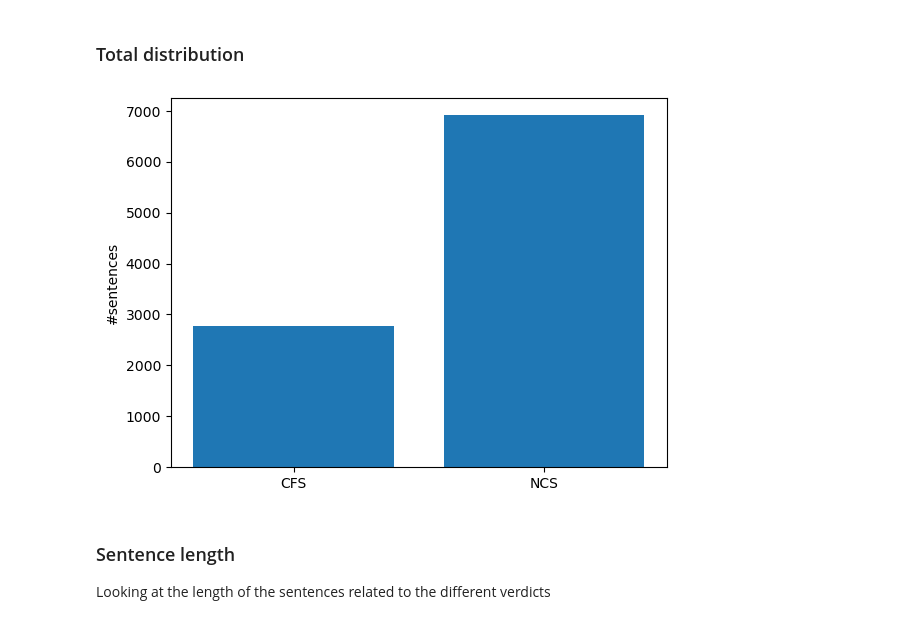
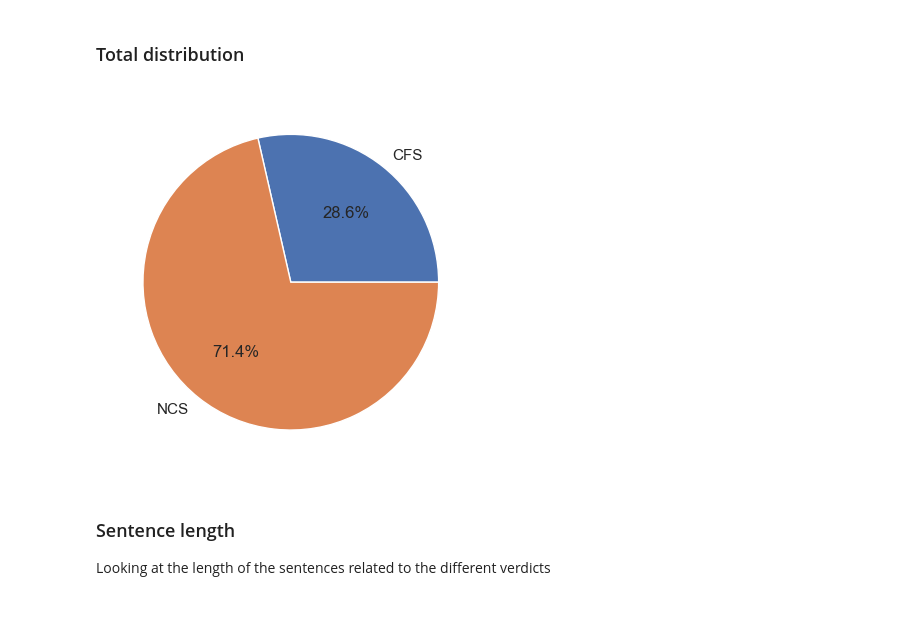
Before and after one commit to matsbratvold/Checkworthiness-Detection-with-Open-Source-LLMs, a Jupyter notebook: src/claimbuster.ipynb, the cells around one changed output. Drawn from its saved outputs; the diff is of its cells as text; code cells hidden in the pictures.

```diff
--- a/src/claimbuster.ipynb
+++ b/src/claimbuster.ipynb
@@ -16,7 +16,10 @@ from claimbuster_utils import load_claimbuster_dataset, ClaimbusterBinaryLabel,
 from plotting_utils import dataframe_to_text, show_word_cloud, show_bar_plot, show_histogram_plot, show_sub_plots_with_legends, show_sub_plots_pie_chart
 import os
 import numpy as np
-import nltk
+import matplotlib.pyplot as plt
+import seaborn as sns
+
+sns.set_theme()
 
 folder_path = os.path.join("../data", "ClaimBuster", "datasets")
 binary_verdicts = [ClaimbusterBinaryLabel.CFS, ClaimbusterBinaryLabel.NCS]
@@ -75,17 +78,17 @@ for verdict, speaker_party, file_path in zip(binary_verdicts, titles, file_paths
 # %%
 %autoreload
 
 x = ["CFS", "NCS"]
 y = [binary_data[binary_data["Verdict"] == verdict.value].shape[0] for verdict in binary_verdicts]
 speaker_party = "Total distribution of verdicts"
-file_path = os.path.join("..", "figures", "claimbuster", "verdict_distribution", "total_distribution.png")
+file_path = os.path.join("..", "figures", "claimbuster", "verdict_distribution", "total_distribution.pdf")
 
 if not os.path.exists(os.path.dirname(file_path)):
     os.makedirs(os.path.dirname(file_path))
-
-show_bar_plot(x=x, y=y, ylabel="#sentences", file_path=file_path)
+plt.pie(y, labels=x, autopct='%.1f%%')
+plt.savefig(file_path)
 # %% [output]
-[figure, old version]
+[figure, new version]
 # %% [markdown]
 ### Sentence length
 
```
Also changed, not shown: 28 other files.
